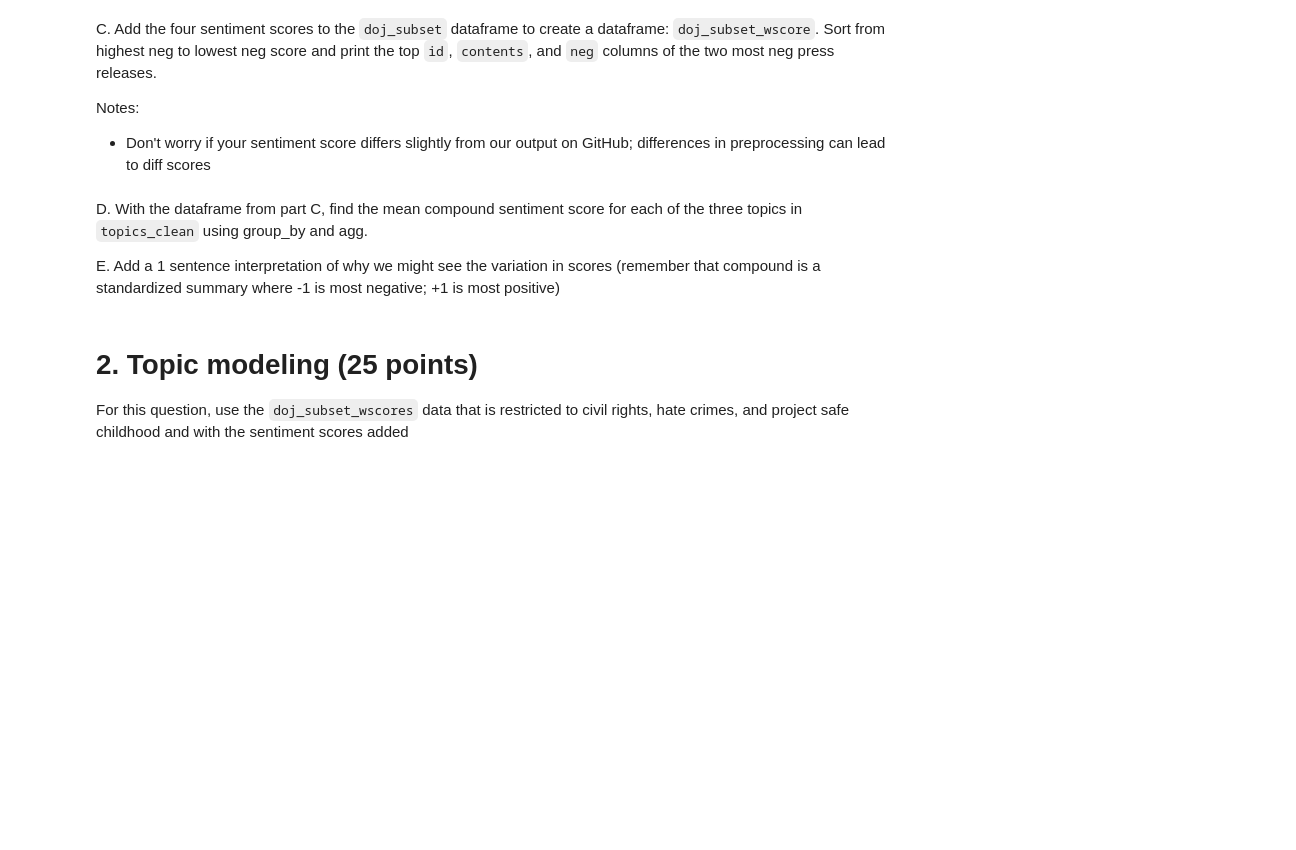
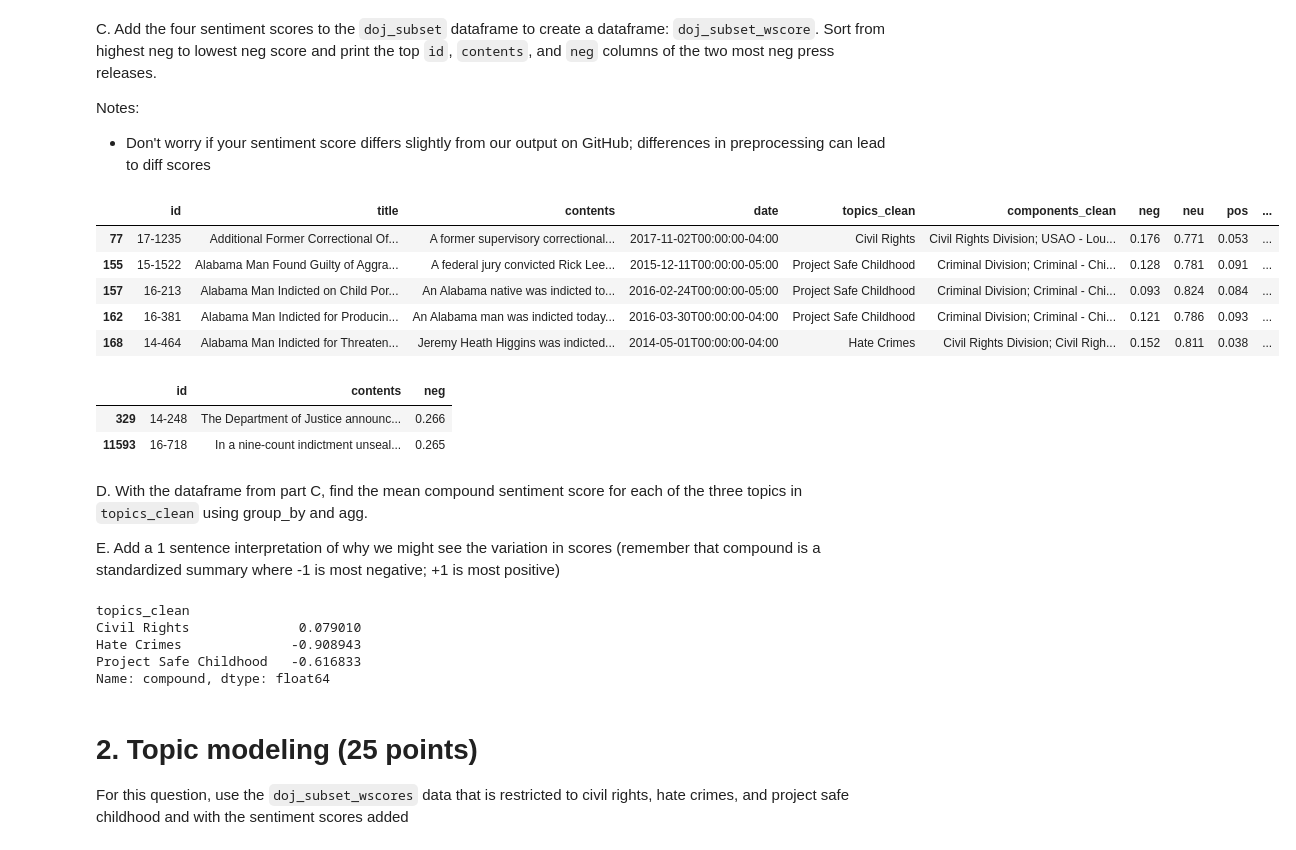
Before and after one commit to VaaniG/QSS20_S24, a Jupyter notebook: homework/pset3/pset3_blank.ipynb, the cells around one changed output. Saved outputs shown, nothing was run; the diff lists cells and outputs as text; code cells hidden in the pictures; blank space fills up the shorter version.

```diff
--- a/homework/pset3/pset3_blank.ipynb
+++ b/homework/pset3/pset3_blank.ipynb
@@ -114,3 +161,6 @@ A. Using the original `pharma` press release (so the one before stripping punctu
 B. Print the unique named entities with the tag: `LAW`
 # %%
 ## your code here for part A
+spacy_pharma = nlp(pharma)
+named_entities = [(token.text, token.label_) for token in spacy_pharma.ents]
+named_entities
@@ -138,3 +226,5 @@ E. Pull and print the original parts of the press releases where those year leng
 A. Subset the press releases to those labeled with one of three topics via `topics_clean`: Civil Rights, Hate Crimes, and Project Safe Childhood. We'll call this `doj_subset` going forward and it should have 717 rows.
 # %%
 ## your code here for subsetting
+doj_subset = doj[doj["topics_clean"].isin(["Civil Rights", "Hate Crimes", "Project Safe Childhood"])]
+doj_subset.shape
@@ -155,2 +245,13 @@ Apply that function to each of the press releases in `doj_subset`.
+# %%
+## your code here to define function
+sentiment_analysis = SentimentIntensityAnalyzer()
+def press_sentiment(press_release):
+    spacy_model = nlp(press_release)
+    named_entities = [token.text for token in spacy_pharma.ents]
+    named_entities = '|'.join(named_entities)
+    press_proc = re.sub(named_entities, "", press_release)
+    return sentiment_analysis.polarity_scores(press_proc)
 # %%
 ## your code here executing the function
+press_release_sentiments = [press_sentiment(press_release) for press_release in doj_subset["contents"]]
+press_release_sentiments
@@ -165,9 +282,36 @@ Notes:
+# %%
+## your code here
+doj_subset_wscore = doj_subset.copy()
+doj_subset_wscore["neg"] = [d["neg"] for d in press_release_sentiments]
+doj_subset_wscore["neu"] = [d["neu"] for d in press_release_sentiments]
+doj_subset_wscore["pos"] = [d["pos"] for d in press_release_sentiments]
+doj_subset_wscore["compound"] = [d["compound"] for d in press_release_sentiments]
+doj_subset_wscore.head()
+sorted_doj = doj_subset_wscore.sort_values("neg", ascending=False)
+sorted_doj[:2][["id", "contents", "neg"]]
+# %% [output]
+|  | id | title | contents | date | topics_clean | components_clean | neg | neu | pos | ... |
+| 77 | 17-1235 | Additional Former Correctional Of... | A former supervisory correctional... | 2017-11-02T00:00:00-04:00 | Civil Rights | Civil Rights Division; USAO - Lou... | 0.176 | 0.771 | 0.053 | ... |
+| 155 | 15-1522 | Alabama Man Found Guilty of Aggra... | A federal jury convicted Rick Lee... | 2015-12-11T00:00:00-05:00 | Project Safe Childhood | Criminal Division; Criminal - Chi... | 0.128 | 0.781 | 0.091 | ... |
+| 157 | 16-213 | Alabama Man Indicted on Child Por... | An Alabama native was indicted to... | 2016-02-24T00:00:00-05:00 | Project Safe Childhood | Criminal Division; Criminal - Chi... | 0.093 | 0.824 | 0.084 | ... |
+| 162 | 16-381 | Alabama Man Indicted for Producin... | An Alabama man was indicted today... | 2016-03-30T00:00:00-04:00 | Project Safe Childhood | Criminal Division; Criminal - Chi... | 0.121 | 0.786 | 0.093 | ... |
+| 168 | 14-464 | Alabama Man Indicted for Threaten... | Jeremy Heath Higgins was indicted... | 2014-05-01T00:00:00-04:00 | Hate Crimes | Civil Rights Division; Civil Righ... | 0.152 | 0.811 | 0.038 | ... |
+|  | id | contents | neg |
+| 329 | 14-248 | The Department of Justice announc... | 0.266 |
+| 11593 | 16-718 | In a nine-count indictment unseal... | 0.265 |
 # %% [markdown]
 D. With the dataframe from part C, find the mean compound sentiment score for each of the three topics in `topics_clean` using group_by and agg.
 
 E. Add a 1 sentence interpretation of why we might see the variation in scores (remember that compound is a standardized summary where -1 is most negative; +1 is most positive)
 # %%
 ## agg and find the mean compound score by topic
+doj_subset_wscore.groupby("topics_clean")["compound"].agg(np.mean)
+# %% [output]
+topics_clean
+Civil Rights              0.079010
+Hate Crimes              -0.908943
+Project Safe Childhood   -0.616833
+Name: compound, dtype: float64
 # %% [markdown]
 # 2. Topic modeling (25 points)
 
```
Also changed, not shown: parts of 45 cells of this notebook, 5 other files.
